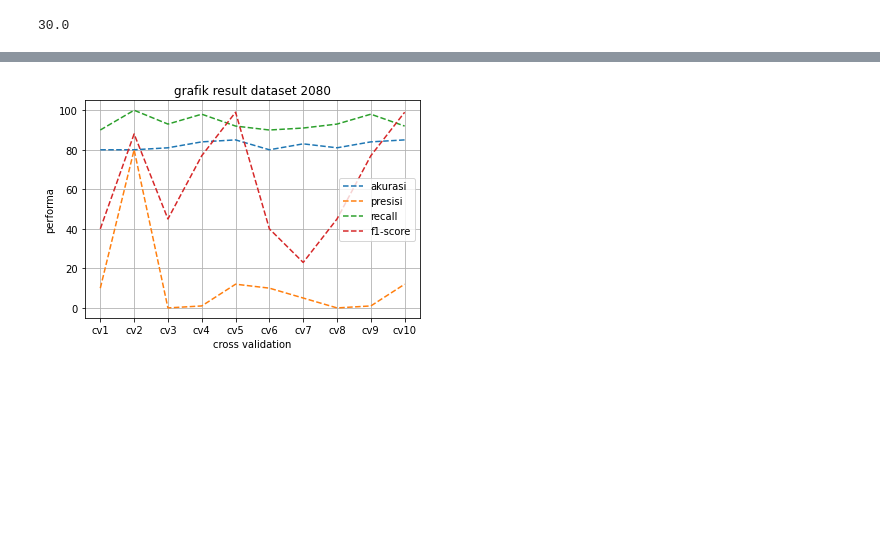
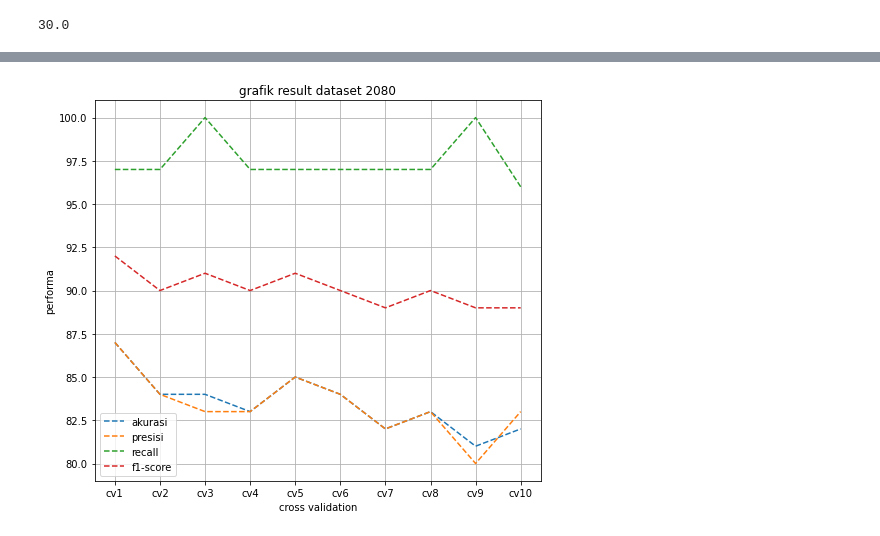
Before and after one commit to HuzainAzis/knn-cv, a Jupyter notebook: sourcecode.ipynb, the cells around one changed output, grey strips where cells are left out. Cells and saved outputs as stored; diff of their text form; code cells hidden in the pictures; blank space fills up the shorter version.

```diff
--- a/sourcecode.ipynb
+++ b/sourcecode.ipynb
@@ -125,21 +133,22 @@ F-Score : [0.72727273 0.94610778]
 # %%
 from matplotlib import pyplot as plot
+plt.figure(figsize=(8,7))
 x = ["cv1", "cv2", "cv3", "cv4", "cv5", "cv6", "cv7", "cv8", "cv9", "cv10"]
-a= [87,84,84,84,85,80,83,81,84,85]
-p= [87,84,83,1,12,10,5,0,1,12]
-r= [97,97,100,98,92,90,91,93,98,92]
-f= [92,90,91,77,99,40,23,45,77,99]
+a= [87,84,84,83,85,84,82,83,81,82]
+p= [87,84,83,83,85,84,82,83,80,83]
+r= [97,97,100,97,97,97,97,97,100,96]
+f= [92,90,91,90,91,90,89,90,89,89]
 plt.plot(x, a, '--')
 plt.plot(x, p, '--')
 plt.plot(x, r, '--')
 plt.plot(x, f, '--')
 plt.title("grafik result dataset 2080")
 plt.xlabel("cross validation")
 plt.ylabel("performa")
 plt.legend(["akurasi","presisi", "recall", "f1-score"])
 plt.grid()
 plt.show()
 # %% [output]
-[figure, old version]
+[figure, new version]
 # %%
 from matplotlib import pyplot as plot
```
Also changed, not shown: parts of 5 cells of this notebook.
